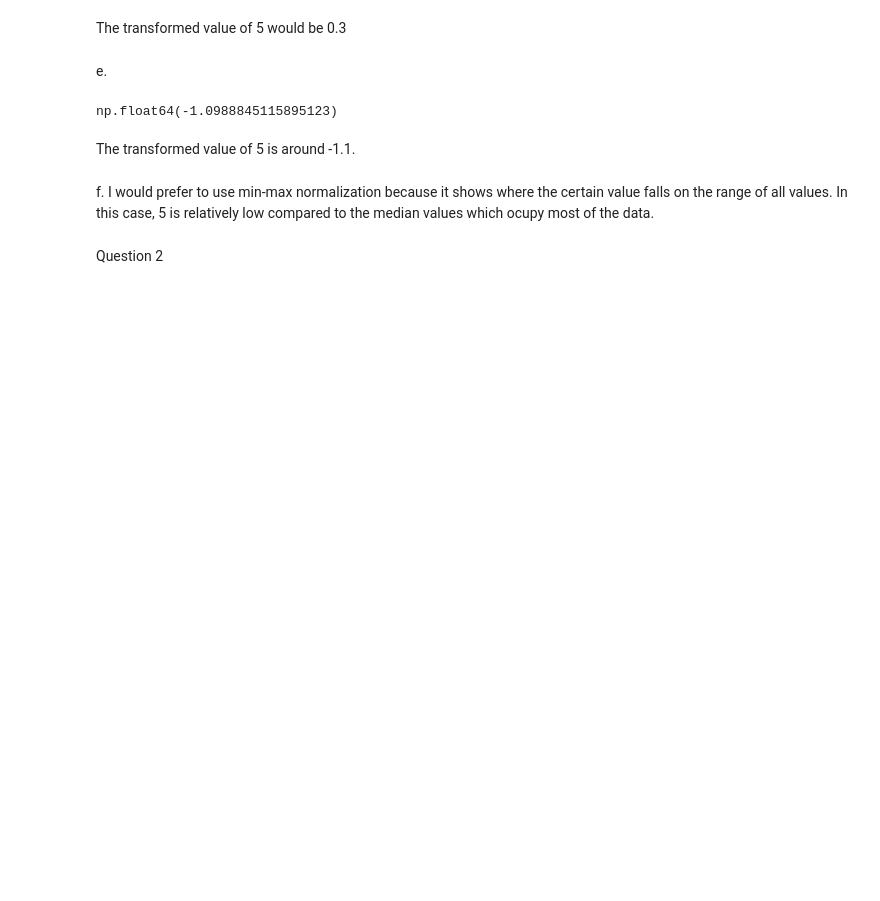
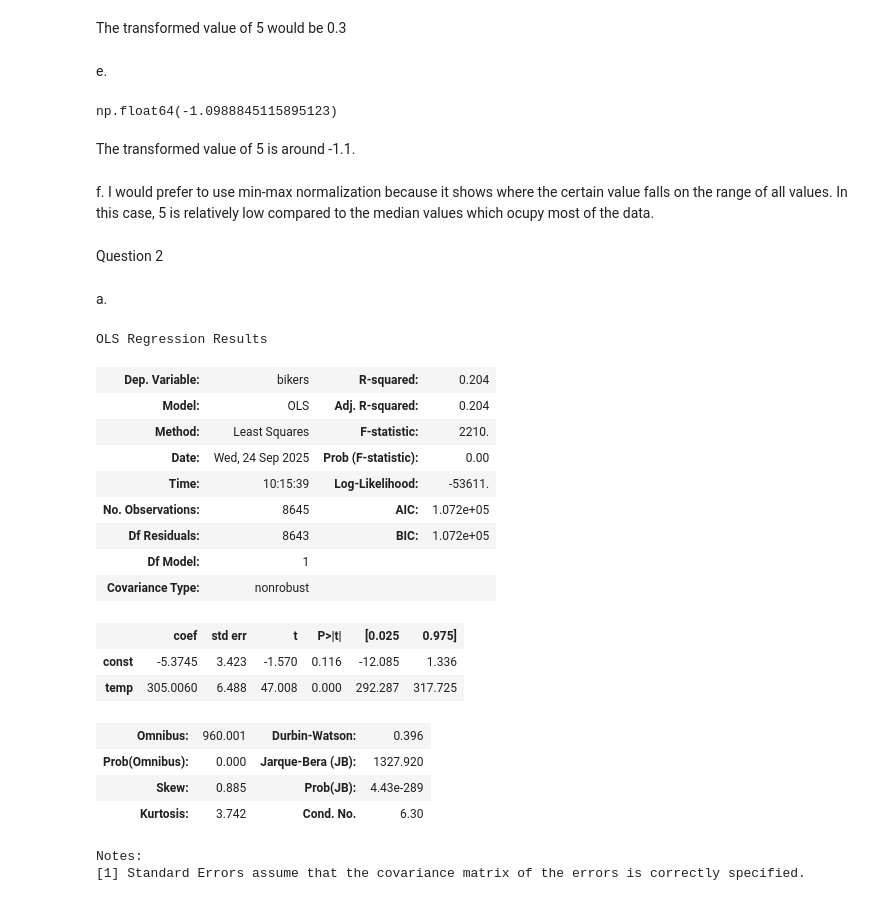
Before and after one commit to katesnow1/code_2600, a Jupyter notebook: homework2.ipynb, the cells around one changed output. Drawn from its saved outputs; the diff is of its cells as text; code cells hidden in the pictures; blank space fills up the shorter version.

```diff
--- a/homework2.ipynb
+++ b/homework2.ipynb
@@ -95,5 +95,31 @@ The transformed value of 5 is around -1.1.
 f. I would prefer to use min-max normalization because it shows where the certain value falls on the range of all values. In this case, 5 is relatively low compared to the median values which ocupy most of the data.
 # %% [markdown]
 Question 2
+# %% [markdown]
+a.
 # %%
 Bikeshare = load_data('Bikeshare')
+y = Bikeshare['bikers']
+x = sm.add_constant(Bikeshare['temp'])
+model = sm.OLS(y,x).fit()
+model.summary()
+# %% [output]
+OLS Regression Results
+| Dep. Variable: | bikers | R-squared: | 0.204 |
+| Model: | OLS | Adj. R-squared: | 0.204 |
+| Method: | Least Squares | F-statistic: | 2210. |
+| Date: | Wed, 24 Sep 2025 | Prob (F-statistic): | 0.00 |
+| Time: | 10:15:39 | Log-Likelihood: | -53611. |
+| No. Observations: | 8645 | AIC: | 1.072e+05 |
+| Df Residuals: | 8643 | BIC: | 1.072e+05 |
+| Df Model: | 1 |  |  |
+| Covariance Type: | nonrobust |  |  |
+|  | coef | std err | t | P>|t| | [0.025 | 0.975] |
+| const | -5.3745 | 3.423 | -1.570 | 0.116 | -12.085 | 1.336 |
+| temp | 305.0060 | 6.488 | 47.008 | 0.000 | 292.287 | 317.725 |
+| Omnibus: | 960.001 | Durbin-Watson: | 0.396 |
+| Prob(Omnibus): | 0.000 | Jarque-Bera (JB): | 1327.920 |
+| Skew: | 0.885 | Prob(JB): | 4.43e-289 |
+| Kurtosis: | 3.742 | Cond. No. | 6.30 |
+Notes:
+[1] Standard Errors assume that the covariance matrix of the errors is correctly specified.
```
Also changed, not shown: parts of 7 cells of this notebook.
